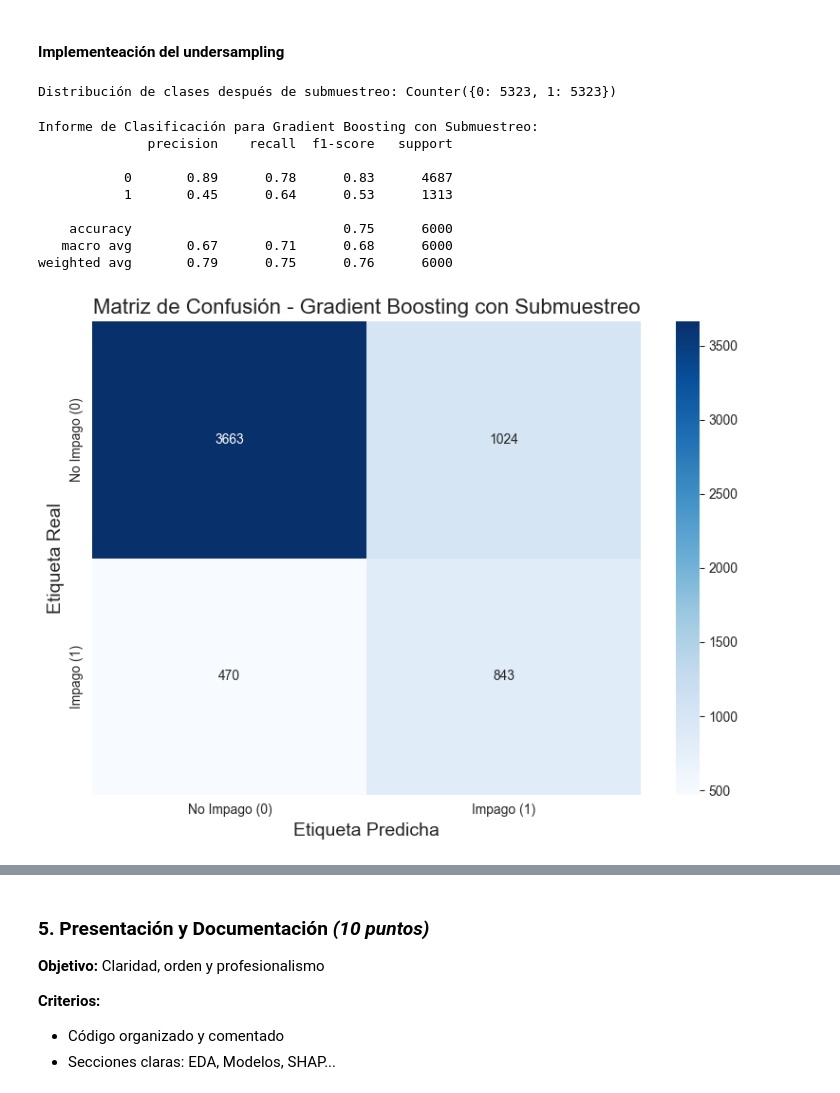
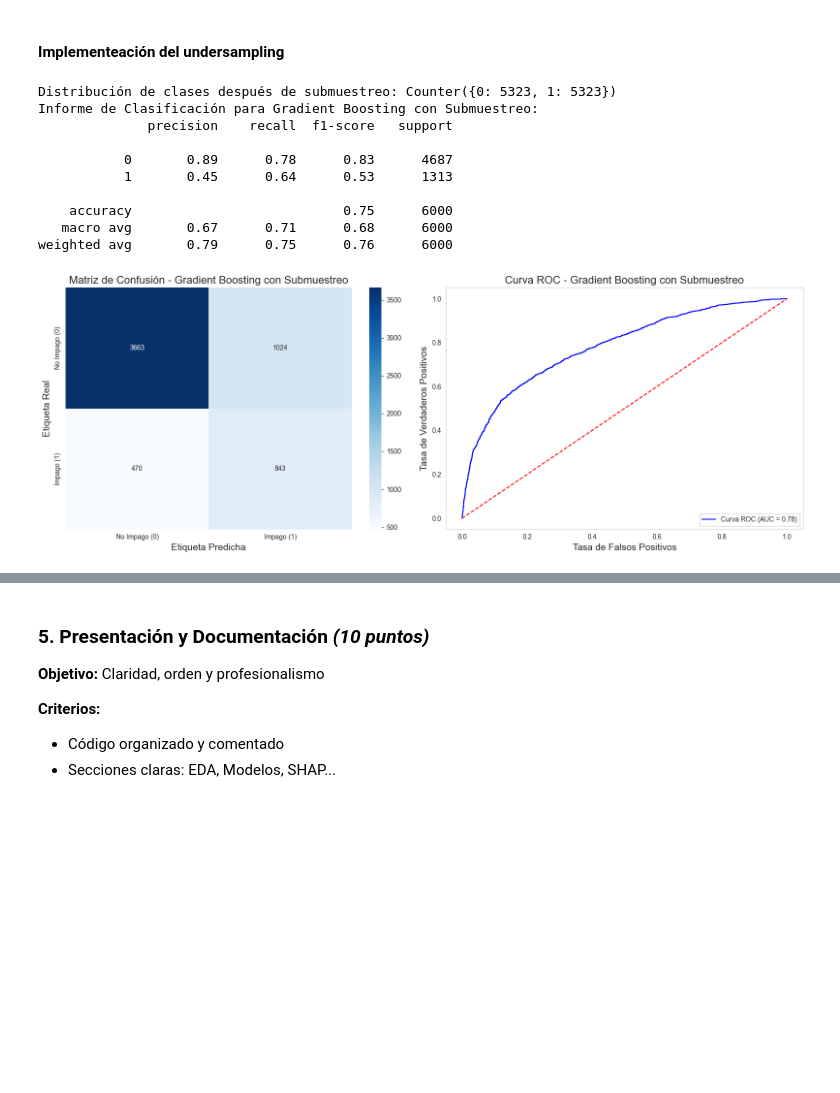
Before and after one commit to nestorojeda/CreditSHAP, a Jupyter notebook: notebook.ipynb, the cells around one changed output, grey strips where cells are left out. Drawn from its saved outputs; the diff is of its cells as text; code cells hidden in the pictures; blank space fills up the shorter version.

```diff
--- a/notebook.ipynb
+++ b/notebook.ipynb
@@ -630,44 +627,33 @@ weighted avg       0.80      0.82      0.80      6000
 # %% [markdown]
 #### Implementeación del undersampling
-# %%
-from imblearn.under_sampling import RandomUnderSampler
-from collections import Counter
-
-# Initialize the undersampler
-undersampler = RandomUnderSampler(random_state=42)
-# Apply undersampling
-X_resampled, y_resampled = undersampler.fit_resample(X_train, y_train)
-# Check the new class distribution
-print(f"Distribución de clases después de submuestreo: {Counter(y_resampled)}")
-# %% [output]
-Distribución de clases después de submuestreo: Counter({0: 5323, 1: 5323})
 # %%
+from imblearn.under_sampling import RandomUnderSampler
+from collections import Counter
+
+# Initialize the undersampler
+undersampler = RandomUnderSampler(random_state=42)
+# Apply undersampling
+X_resampled, y_resampled = undersampler.fit_resample(X_train, y_train)
+# Check the new class distribution
+print(f"Distribución de clases después de submuestreo: {Counter(y_resampled)}")
+
+# Initialize the Gradient Boosting Classifier
 gb_classifier_resampled = GradientBoostingClassifier(n_estimators=100, random_state=42)
 
 # Fit the model on the resampled data
 gb_classifier_resampled.fit(X_resampled, y_resampled)
 
-# Make predictions
-y_pred_resampled = gb_classifier_resampled.predict(X_test)
-
 # Evaluate the model
-print("Informe de Clasificación para Gradient Boosting con Submuestreo:")
-print(classification_report(y_test, y_pred_resampled))
-
-# Plot confusion matrix using the utility function
-plot_confusion_matrix(y_test, y_pred_resampled, 'Matriz de Confusión - Gradient Boosting con Submuestreo')
-
-# Plot ROC curve using the utility function
-y_pred_proba_resampled = gb_classifier_resampled.predict_proba(X_test)[:, 1]
-roc_auc_resampled = plot_roc_curve(y_test, y_pred_proba_resampled, 'Curva ROC - Gradient Boosting con Submuestreo')
+evaluate_and_plot_model(gb_classifier_resampled, X_test, y_test, 'Gradient Boosting con Submuestreo')
 # %% [output]
+Distribución de clases después de submuestreo: Counter({0: 5323, 1: 5323})
 Informe de Clasificación para Gradient Boosting con Submuestreo:
               precision    recall  f1-score   support
 
            0       0.89      0.78      0.83      4687
            1       0.45      0.64      0.53      1313
 
     accuracy                           0.75      6000
    macro avg       0.67      0.71      0.68      6000
 weighted avg       0.79      0.75      0.76      6000
-[figure, old version]
+[figure, new version]
```
Also changed, not shown: parts of 14 cells of this notebook.
